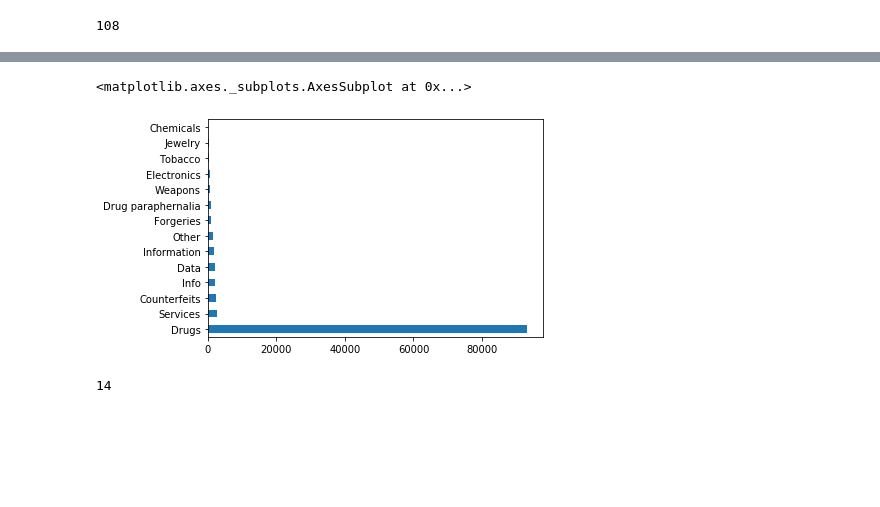
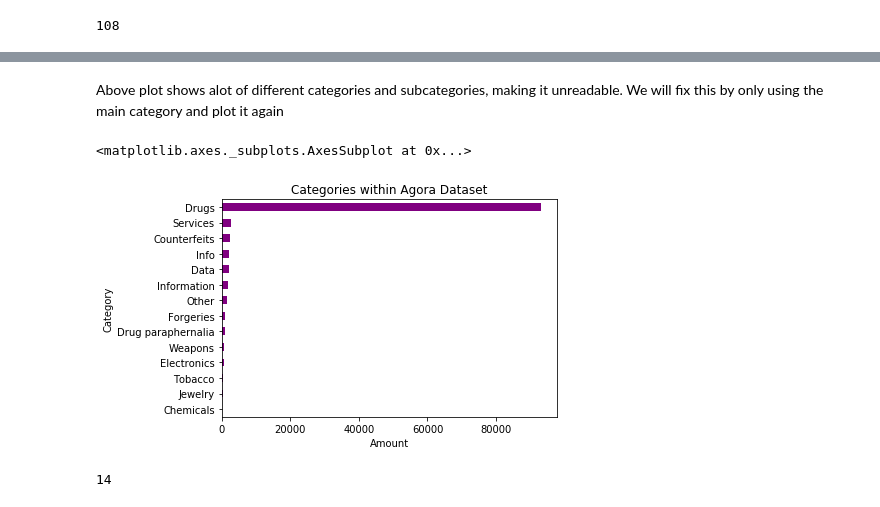
Before and after one commit to mmhverheijden/portfolio_THUAS, a Jupyter notebook: notebooks/Agora_Data_Exploration.ipynb, the cells around one changed output, grey strips where cells are left out. Saved outputs shown, nothing was run; the diff lists cells and outputs as text; code cells hidden in the pictures; blank space fills up the shorter version.

```diff
--- a/notebooks/Agora_Data_Exploration.ipynb
+++ b/notebooks/Agora_Data_Exploration.ipynb
@@ -88,10 +110,15 @@ df[' Category'].value_counts().plot(kind='barh')
+# %% [markdown]
+Above plot shows alot of different categories and subcategories, making it unreadable. We will fix this by only using the main category and plot it again
 # %%
 catunique = df[' Category'].str.partition('/')[0]
-cats = catunique.value_counts()[catunique.value_counts() > 5]
-cats.plot(kind='barh')
+cats = catunique.value_counts(ascending = True)[catunique.value_counts() > 5]
+plt.title('Categories within Agora Dataset')
+plt.ylabel('Category')
+plt.xlabel('Amount')
+cats.plot(kind='barh',color="purple")
 # %% [output]
 <matplotlib.axes._subplots.AxesSubplot at 0x...>
-[figure, old version]
+[figure, new version]
 # %%
 cats.nunique()
 # %% [output]
```
Also changed, not shown: parts of 6 cells of this notebook, 1 other file.
